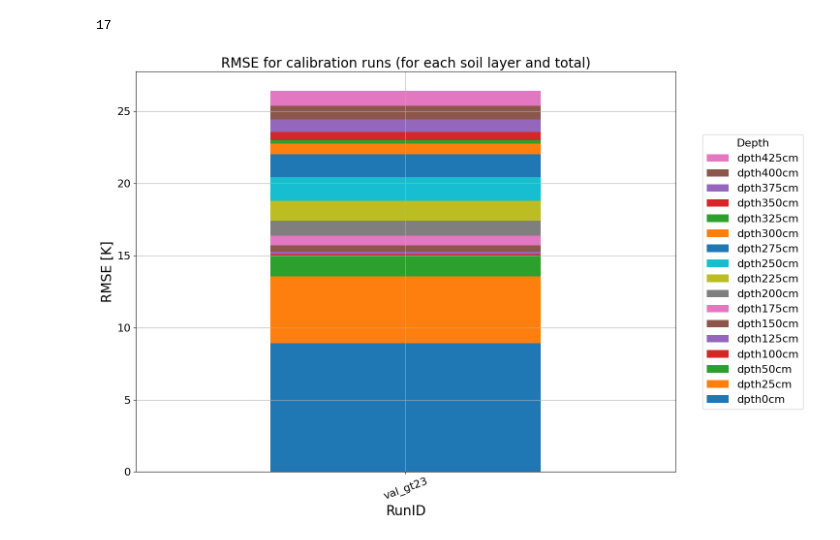
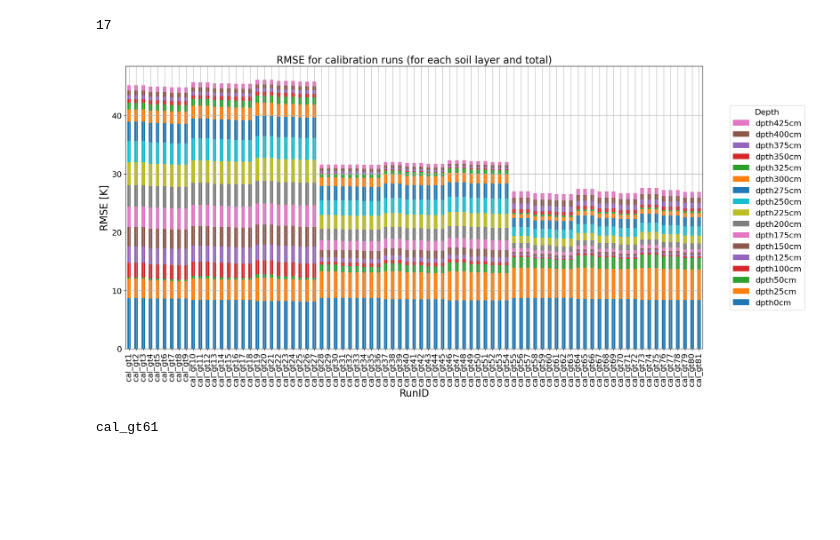
Before and after one commit to khdebruijn/thermo-morphological-model, a Jupyter notebook: validation/ground_temperature_calibration2.ipynb, the cells around one changed output. Saved outputs shown, nothing was run; the diff lists cells and outputs as text; code cells hidden in the pictures; blank space fills up the shorter version.

```diff
--- a/validation/ground_temperature_calibration2.ipynb
+++ b/validation/ground_temperature_calibration2.ipynb
@@ -33,11 +33,11 @@ runids = [
     f'cal_gt{i}' for i in np.arange(1, 81+1, 1)
 ]
 
-runids = [
-    # 'val_gt21',
-    # 'val_gt22',
-    'val_gt23',
-]
+# runids = [
+#     # 'val_gt21',
+#     # 'val_gt22',
+#     'val_gt23',
+# ]
 # %% [markdown]
 Load in calibration data
 # %%
@@ -52,7 +52,7 @@ Define function to compute RMSE for each layer for each model run.
 def compute_RMSE(run_id, df_val_data):
 
     # load in the modelling results
-    fname_model_data = run_id + "_ground_temperature_timeseries.csv"
+    fname_model_data = "data/" + run_id + "_ground_temperature_timeseries.csv"
 
     df_gt = pd.read_csv(fname_model_data, parse_dates=['time'])
 
@@ -122,9 +122,7 @@ def compute_RMSE(run_id, df_val_data):
 
     return RMSEs
 # %%
-i = 0
-
-for run_id in runids:
+for i, run_id in enumerate(runids):
 
     RMSEs = compute_RMSE(run_id, df_erikson1)
 
@@ -136,5 +134,7 @@ for run_id in runids:
 
         df_rmse = df_rmse._append(RMSEs, ignore_index=True)
 
+    print(f"Finished {run_id}")
+
 display(df_rmse)
 # %% [output]
@@ -145,26 +173,34 @@ len(df_rmse.columns[1:])
 # %% [output]
 17
 # %%
-fig, ax = plt.subplots(figsize=(15, 10))
+fig, ax = plt.subplots(figsize=(20, 10))
 
 df_rmse.plot.bar(stacked=True, ax=ax)
 
 ax.set_title("RMSE for calibration runs (for each soil layer and total)")
 ax.set_xlabel('RunID')
 ax.set_ylabel('RMSE [K]')
 
 ax.set_xticks(np.arange(len(df_rmse)), df_rmse.runid.values)
-ax.set_xticklabels(df_rmse.runid.values, rotation=20)
+ax.set_xticklabels(df_rmse.runid.values, rotation=90)
 
 ax.grid()
 
 handles, labels = ax.get_legend_handles_labels()
 ax.legend(reversed(handles), reversed(labels), title='Depth', bbox_to_anchor=(1.04, 0.5), loc="center left")
 
 fig.tight_layout()
 
 fig.show()
 
 fig.savefig(os.path.join(save_path, 'rmse_calibration.png'), bbox_inches='tight', facecolor='white', transparent=False)
 # %% [output]
-[figure, old version]
+[figure, new version]
+# %%
+df_rmse['total_RMSE'] = df_rmse[df_rmse.columns[1:]].sum(axis=1)
+
+min_index = np.argmin(df_rmse.total_RMSE.values)
+
+print(df_rmse.iloc[min_index].runid)
+# %% [output]
+cal_gt61
```
Also changed, not shown: parts of 1 cell of this notebook, 2 other files.
